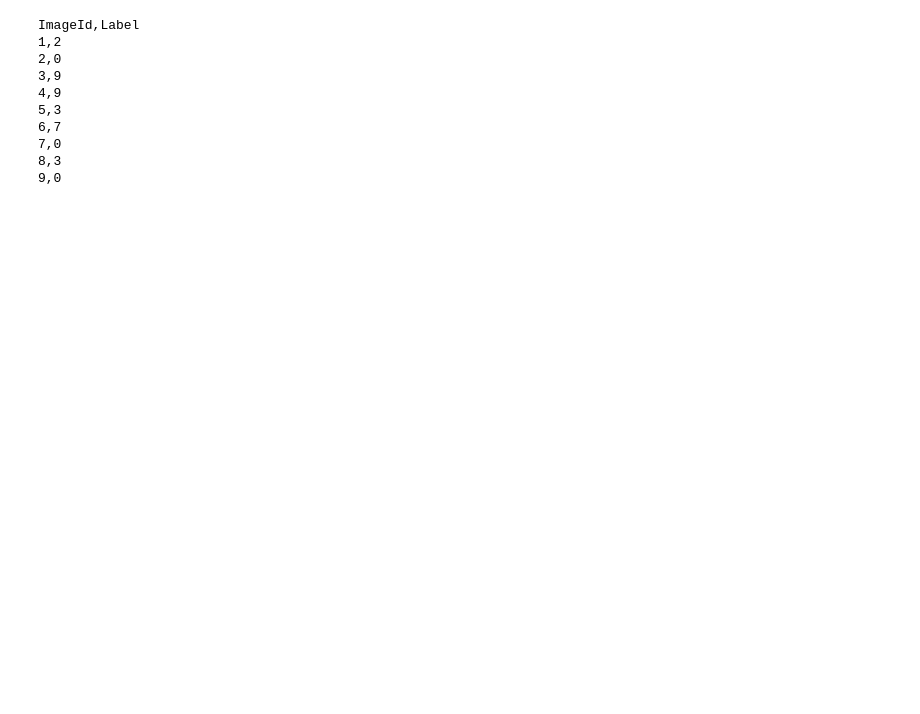
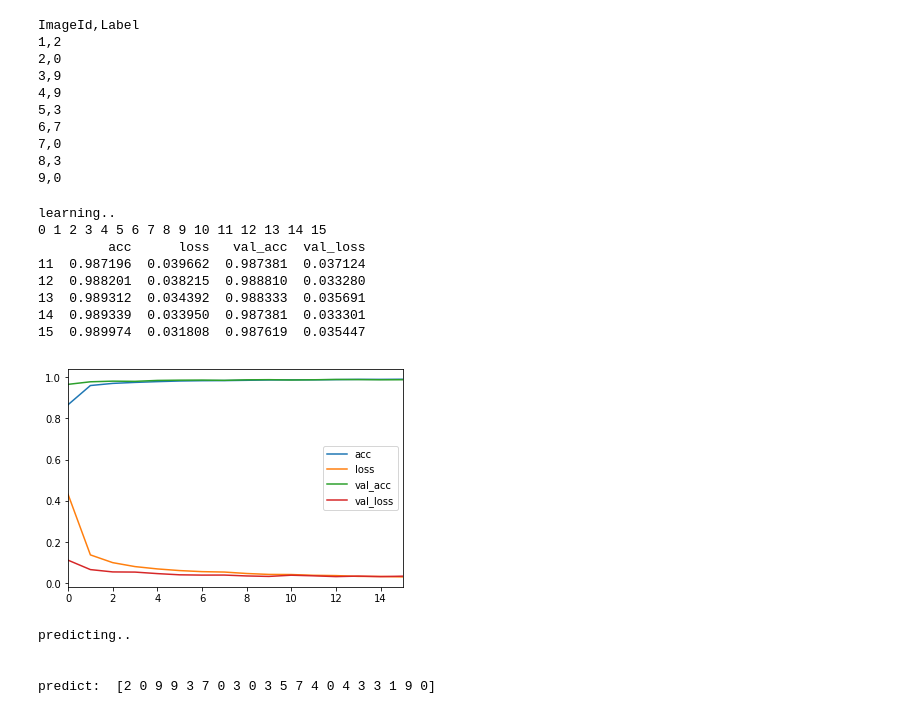
Before and after one commit to Lunran/kaggle, a Jupyter notebook: digit/digit.ipynb, the cells around one changed output. Saved outputs shown, nothing was run; the diff lists cells and outputs as text; code cells hidden in the pictures; blank space fills up the shorter version.

Commit message:
0.98671 keras

```diff
--- a/digit/digit.ipynb
+++ b/digit/digit.ipynb
@@ -312,3 +247,60 @@ ImageId,Label
 7,0
 8,3
 9,0
+# %%
+from keras.models import Sequential
+from keras.layers import Dense, Dropout, Flatten, Conv2D, MaxPooling2D
+from keras.callbacks import EarlyStopping, Callback
+
+trainX = train_x.values.reshape(len(train_x.index), 28, 28, 1).astype('float32')/255
+testX = test_x.values.reshape(len(test_x.index), 28, 28, 1).astype('float32')/255
+trainY = train_y.values
+# trainY = np_utils.to_categorical(train_y.values, num_classes=10)   # required for categorical_crossentropy
+
+keras_model = Sequential([
+    Conv2D(filters=32, kernel_size=(3, 3), activation='relu', input_shape=(28, 28, 1)),
+    Conv2D(filters=64, kernel_size=(3, 3), activation='relu'),
+    MaxPooling2D(pool_size=(2, 2)),
+    Dropout(rate=0.25),
+    Flatten(),
+    Dense(units=128, activation='relu'),
+    Dropout(rate=0.5),
+    Dense(units=10, activation='softmax'),
+])
+keras_model.compile(loss='sparse_categorical_crossentropy', optimizer='adadelta', metrics=['accuracy'])
+# keras_model.compile(loss='sparse_categorical_crossentropy', optimizer='sgd', metrics=['accuracy'])   # worse
+# print(keras_model.summary())
+
+print('learning..')
+class PrintProgress(Callback):
+    def on_epoch_end(self, epoch, logs=None):
+        print(epoch, end=' ')
+history = keras_model.fit(trainX, trainY, epochs=20, batch_size=128, validation_split=0.1,
+                          callbacks=[EarlyStopping(patience=3), PrintProgress()], verbose=0)
+print()
+hist_df = pd.DataFrame({'loss': history.history['loss'], 'acc': history.history['acc'],
+                        'val_loss': history.history['val_loss'], 'val_acc': history.history['val_acc']})
+print(hist_df.tail())
+hist_df.plot()
+plt.show()
+
+print('predicting..')
+output = keras_model.predict_classes(testX)
+print()
+print('predict: ', output[:20])
+submit = pd.DataFrame(data={'ImageId':test_id, 'Label':output})
+submit.to_csv('nn_keras_submit.csv'.format(name), index=False)
+# %% [output]
+learning..
+0 1 2 3 4 5 6 7 8 9 10 11 12 13 14 15
+         acc      loss   val_acc  val_loss
+11  0.987196  0.039662  0.987381  0.037124
+12  0.988201  0.038215  0.988810  0.033280
+13  0.989312  0.034392  0.988333  0.035691
+14  0.989339  0.033950  0.987381  0.033301
+15  0.989974  0.031808  0.987619  0.035447
+[figure, added]
+predicting..
+
+
+predict:  [2 0 9 9 3 7 0 3 0 3 5 7 4 0 4 3 3 1 9 0]
```
Also changed, not shown: parts of 9 cells of this notebook, 2 other files.
